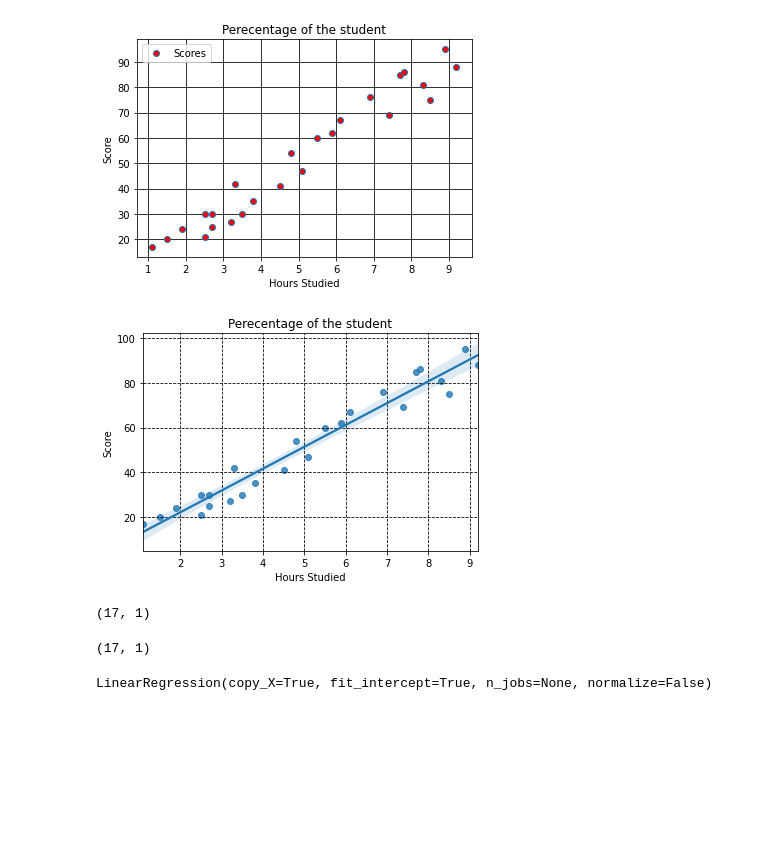
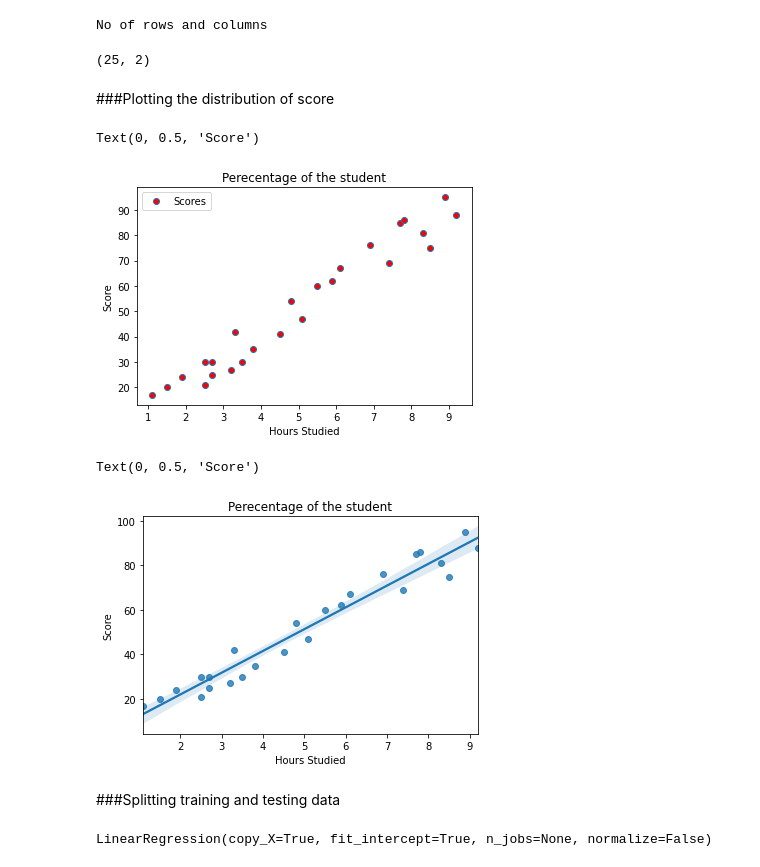
Before and after one commit to Nymisha-ruby/GRIP-Intern, a Jupyter notebook: Task_1.ipynb, the cells around one changed output. Cells and saved outputs as stored; diff of their text form; code cells hidden in the pictures; blank space fills up the shorter version.

```diff
--- a/Task_1.ipynb
+++ b/Task_1.ipynb
@@ -30,32 +29,34 @@ data.shape
+# %%
+print('No of rows and columns')
+data.shape
+# %% [output]
+No of rows and columns
+(25, 2)
+# %% [markdown]
+###Plotting the distribution of score
 # %%
 data.plot(x='Hours', y='Scores', style='o',markerfacecolor='red')
 plt.title('Perecentage of the student')
 plt.xlabel('Hours Studied')
 plt.ylabel('Score')
-plt.grid(True,color='black',linestyle='-')
 # %% [output]
+Text(0, 0.5, 'Score')
-[figure, old version]
+[figure, new version]
 # %%
 sns.regplot(x='Hours',y='Scores',data=data)
 plt.title('Perecentage of the student')
 plt.xlabel('Hours Studied')
 plt.ylabel('Score')
-plt.grid(True,color='black',linestyle='--')
 # %% [output]
+Text(0, 0.5, 'Score')
-[figure, old version]
+[figure, new version]
+# %% [markdown]
+###Splitting training and testing data
 # %%
 x = data.iloc[:, :1]
 y = data.iloc[:, 1:]
 # %%
 x_train,x_test,y_train,y_test,=train_test_split(x,y,test_size=0.3,random_state=123)
-# %%
-x_train.shape
-# %% [output]
-(17, 1)
-# %%
-y_train.shape
-# %% [output]
-(17, 1)
 # %%
 regression = LinearRegression()
 regression.fit(x_train, y_train)
```
Also changed, not shown: parts of 10 cells of this notebook.
